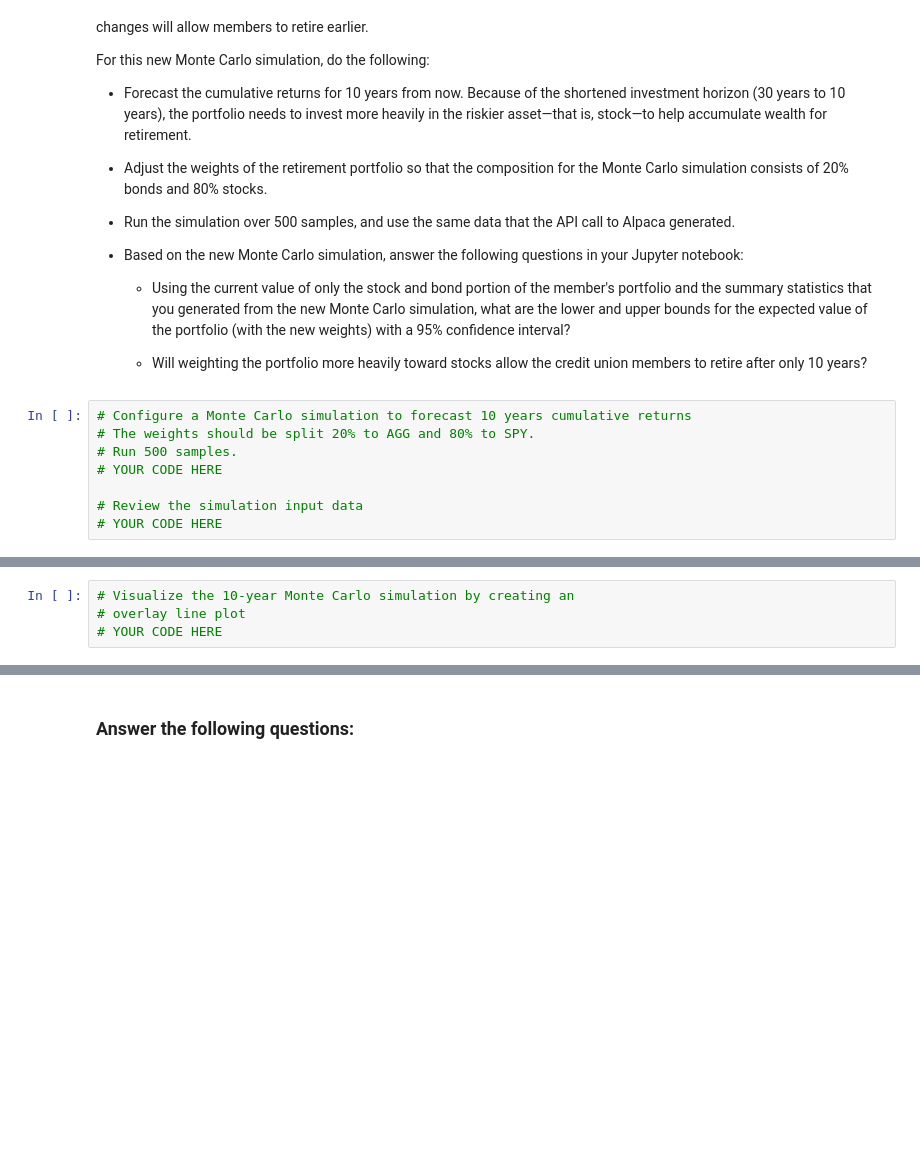
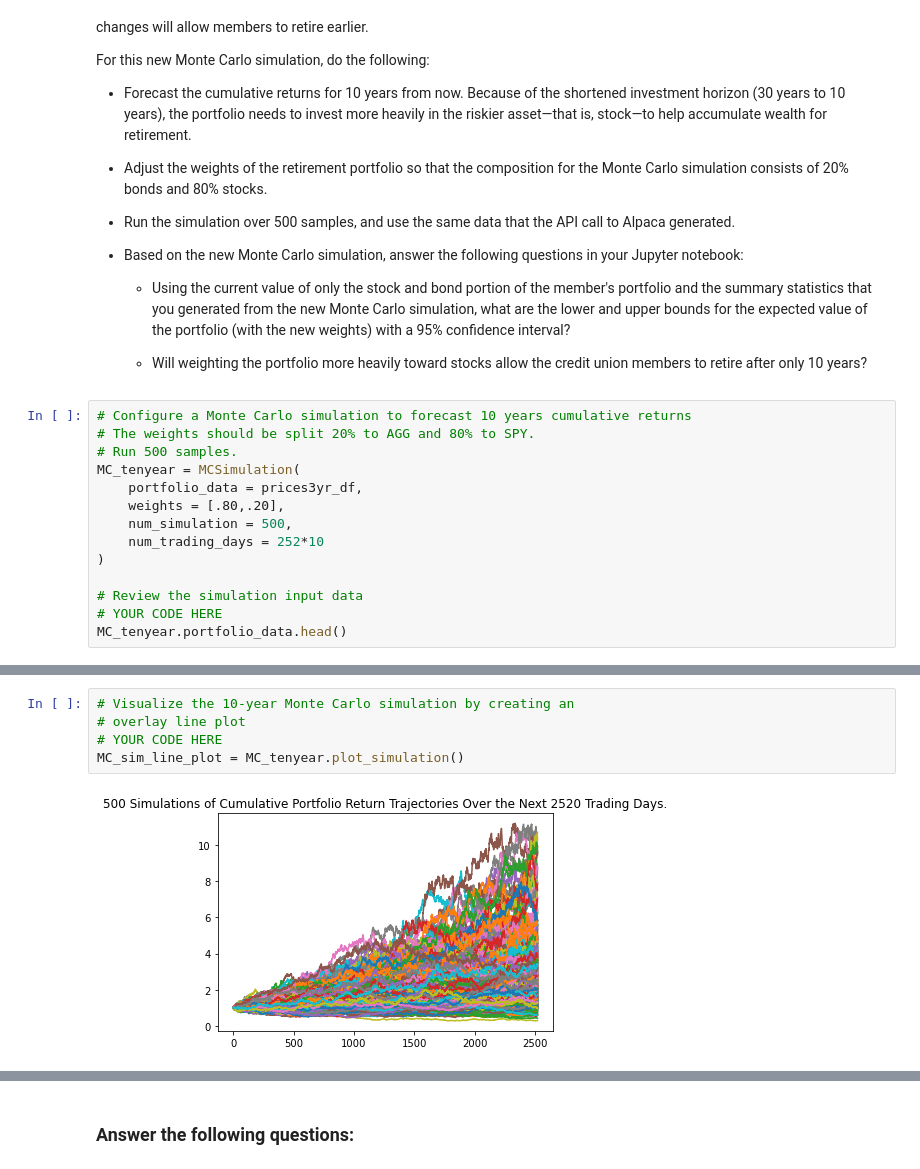
Before and after one commit to stipptracie/M5_Challenge, a Jupyter notebook: financial_planning_tools.ipynb, the cells around one changed output, grey strips where cells are left out. Drawn from its saved outputs; the diff is of its cells as text; blank space fills up the shorter version.

```diff
--- a/financial_planning_tools.ipynb
+++ b/financial_planning_tools.ipynb
@@ -501,7 +627,13 @@ For this new Monte Carlo simulation, do the following:
 # Configure a Monte Carlo simulation to forecast 10 years cumulative returns
 # The weights should be split 20% to AGG and 80% to SPY.
 # Run 500 samples.
-# YOUR CODE HERE
+MC_tenyear = MCSimulation(
+    portfolio_data = prices3yr_df,
+    weights = [.80,.20],
+    num_simulation = 500,
+    num_trading_days = 252*10
+)
 
 # Review the simulation input data
 # YOUR CODE HERE
+MC_tenyear.portfolio_data.head()
@@ -511,7 +695,10 @@ For this new Monte Carlo simulation, do the following:
 # %%
 # Visualize the 10-year Monte Carlo simulation by creating an
 # overlay line plot
 # YOUR CODE HERE
+MC_sim_line_plot = MC_tenyear.plot_simulation()
+# %% [output]
+[figure, added]
 # %%
 # Visualize the probability distribution of the 10-year Monte Carlo simulation
 # by plotting a histogram
```
Also changed, not shown: parts of 42 cells of this notebook.
